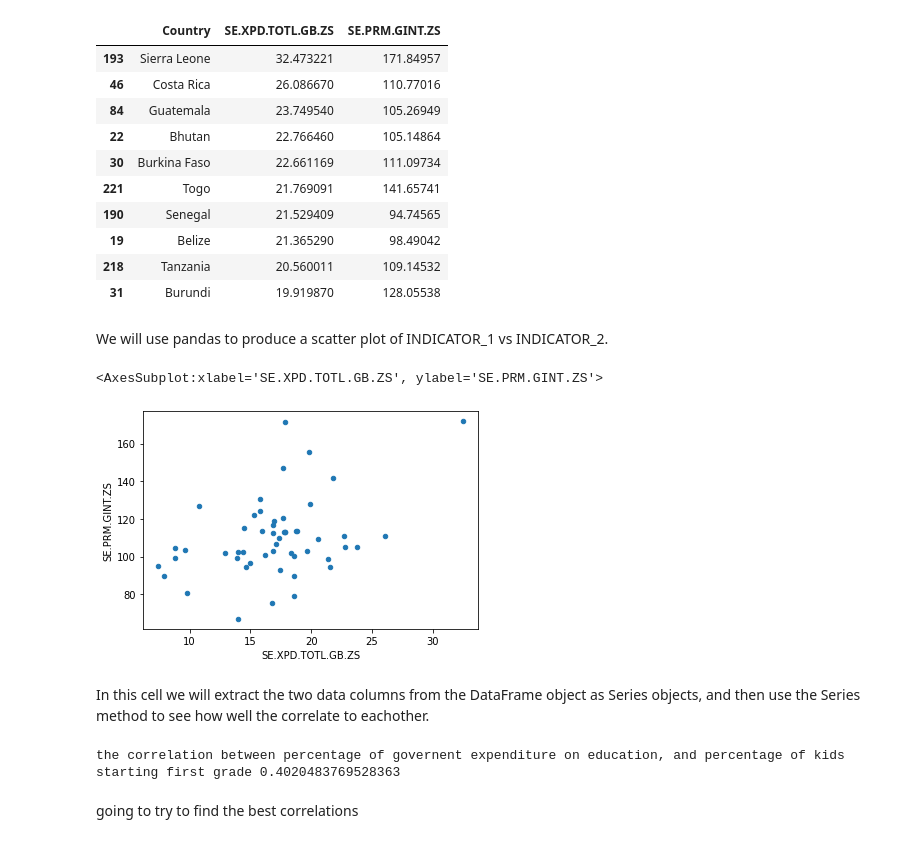
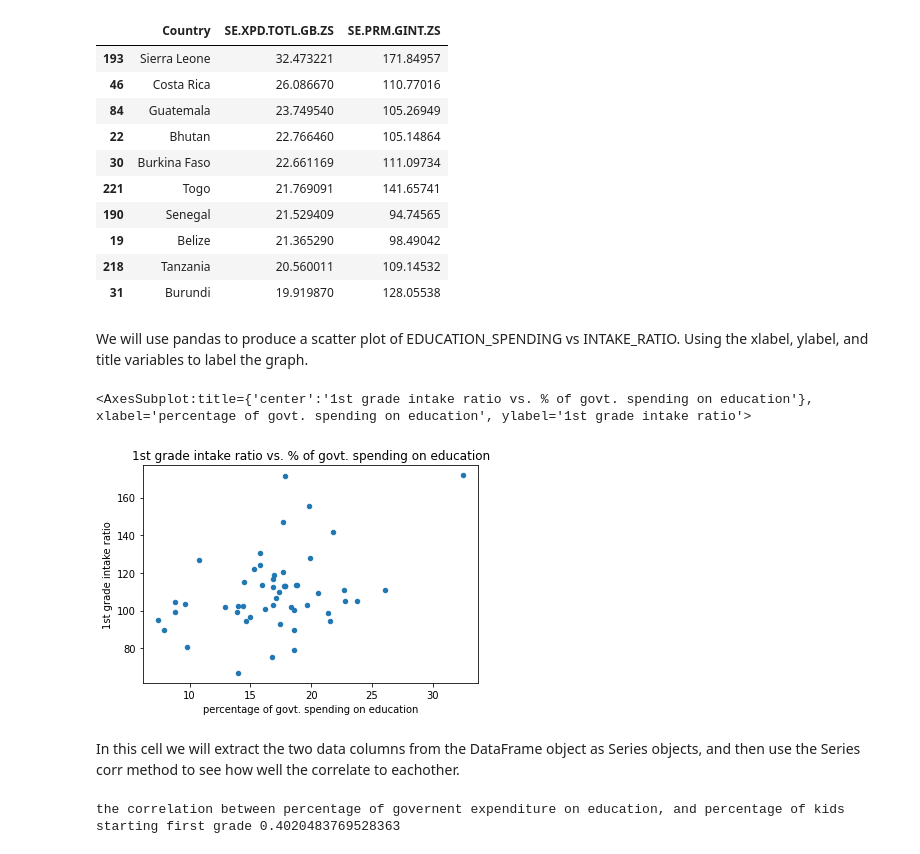
Before and after one commit to vondoste/comp110-21s-workspace, a Jupyter notebook: projects/pj02/analysis.ipynb, the cells around one changed output. Saved outputs shown, nothing was run; the diff lists cells and outputs as text; code cells hidden in the pictures.

```diff
--- a/projects/pj02/analysis.ipynb
+++ b/projects/pj02/analysis.ipynb
@@ -12,7 +12,7 @@ We will be exploring for a coorelation betwen two indicators that are given name
 # %%
 __author__ = "730366999"
-INDICATOR_1: str = "SE.XPD.TOTL.GB.ZS"
-INDICATOR_2: str = "SE.PRM.GINT.ZS"
+EDUCATION_SPENDING: str = "SE.XPD.TOTL.GB.ZS"
+INTAKE_RATIO: str = "SE.PRM.GINT.ZS"
 
 import pandas as pd
 # %% [markdown]
@@ -41,7 +41,7 @@ data_table.head(10)
 # %% [markdown]
 We will create a new pandas DataFrame by indexing data_table with a list of the columns that we want to be in the new DataFrame, and assign this new object to the selected_data variable.  The list of columns we use contains the string "Country" and our two named constants set up in the first code cell.  Then we will preview the first 10 rows.
 # %%
-selected_data = data_table[["Country", INDICATOR_1, INDICATOR_2]]
+selected_data = data_table[["Country", EDUCATION_SPENDING, INTAKE_RATIO]]
 selected_data.head(10)
 # %% [output]
 |  | Country | SE.XPD.TOTL.GB.ZS | SE.PRM.GINT.ZS |
@@ -58,7 +58,7 @@ selected_data.head(10)
 # %% [markdown]
 We will use the notna method to build a new DataFrame that contains only the rows from selected_data that have numbers in both of the indicator columns that we have selected.  This new DataFrame will be pointed to by the variable complete_data.  We print the output of the shape method to see how many rows of data we have left with both values populated, and then use the head method to display the first 10 rows of the complete_data DataFrame object.
 # %%
-complete_data = selected_data[selected_data[INDICATOR_1].notna() & selected_data[INDICATOR_2].notna()]
+complete_data = selected_data[selected_data[EDUCATION_SPENDING].notna() & selected_data[INTAKE_RATIO].notna()]
 print(complete_data.shape)
 complete_data.head(10)
 # %% [output]
@@ -79,5 +79,5 @@ We will use the complete_data DataFrames sort_values method to produce a new Dat
 # %%
-sorted_data = complete_data.sort_values(by = INDICATOR_1, ascending = False)
+sorted_data = complete_data.sort_values(by = EDUCATION_SPENDING, ascending = False)
 sorted_data.head(10)
 # %% [output]
 |  | Country | SE.XPD.TOTL.GB.ZS | SE.PRM.GINT.ZS |
@@ -92,12 +92,12 @@ sorted_data.head(10)
 | 218 | Tanzania | 20.560011 | 109.14532 |
 | 31 | Burundi | 19.919870 | 128.05538 |
 # %% [markdown]
-We will use pandas to produce a scatter plot of INDICATOR_1 vs INDICATOR_2.
+We will use pandas to produce a scatter plot of EDUCATION_SPENDING vs INTAKE_RATIO.  Using the xlabel, ylabel, and title variables to label the graph.
-# %%
-sorted_data.plot.scatter(x=INDICATOR_1, y=INDICATOR_2)
-# %% [output]
-<AxesSubplot:xlabel='SE.XPD.TOTL.GB.ZS', ylabel='SE.PRM.GINT.ZS'>
-[figure, removed]
+# %%
+sorted_data.plot.scatter(x=EDUCATION_SPENDING, y=INTAKE_RATIO, title="1st grade intake ratio vs. % of govt. spending on education", ylabel="1st grade intake ratio", xlabel="percentage of govt. spending on education")
+# %% [output]
+<AxesSubplot:title={'center':'1st grade intake ratio vs. % of govt. spending on education'}, xlabel='percentage of govt. spending on education', ylabel='1st grade intake ratio'>
+[figure, added]
 # %% [markdown]
-In this cell we will extract the two data columns from the DataFrame object as Series objects, and then use the Series method to see how well the correlate to eachother.
+In this cell we will extract the two data columns from the DataFrame object as Series objects, and then use the Series corr method to see how well the correlate to eachother.
 # %%
@@ -107,5 +107,3 @@ right_column = sorted_data[INDICATOR_2]
 print(f"the correlation between percentage of governent expenditure on education, and percentage of kids starting first grade {right_column.corr(left_column)}")
 # %% [output]
 the correlation between percentage of governent expenditure on education, and percentage of kids starting first grade 0.4020483769528363
-# %% [markdown]
-going to try to find the best correlations
```
Also changed, not shown: parts of 5 cells of this notebook.
